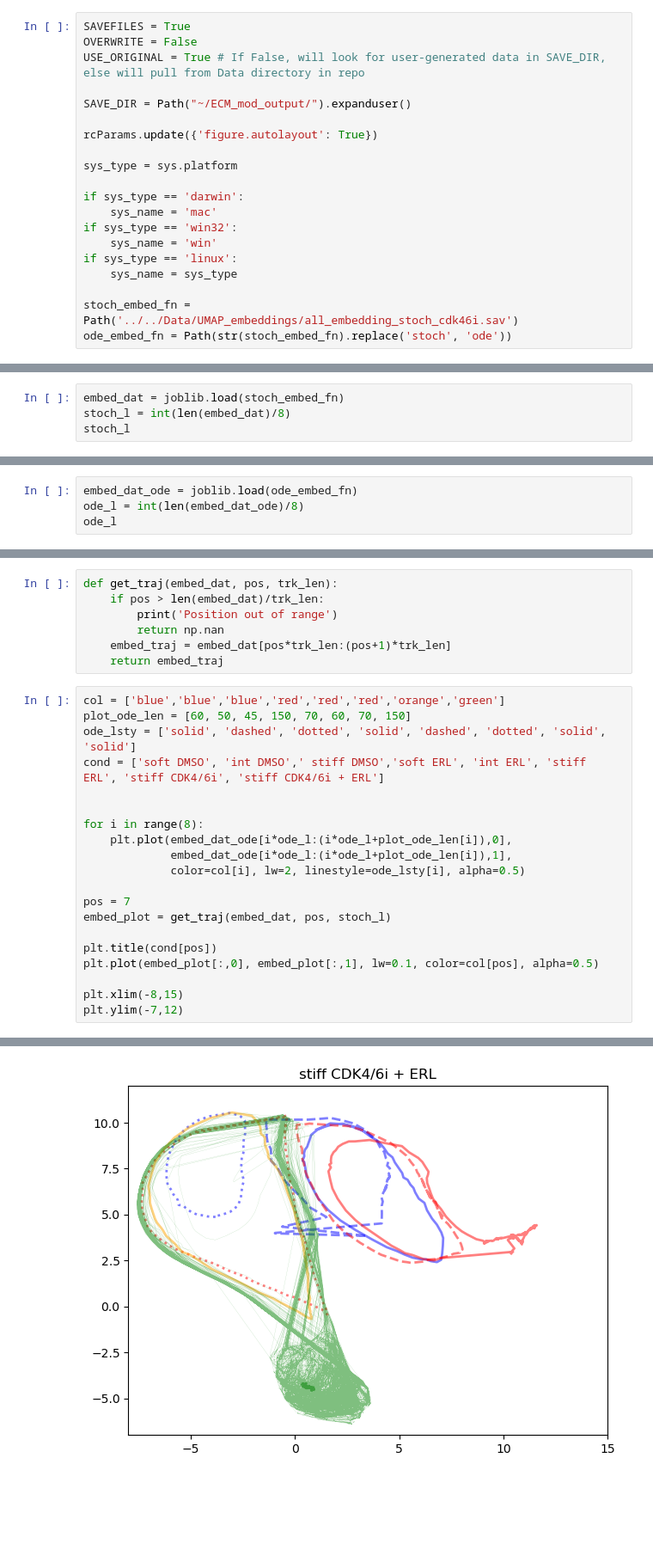
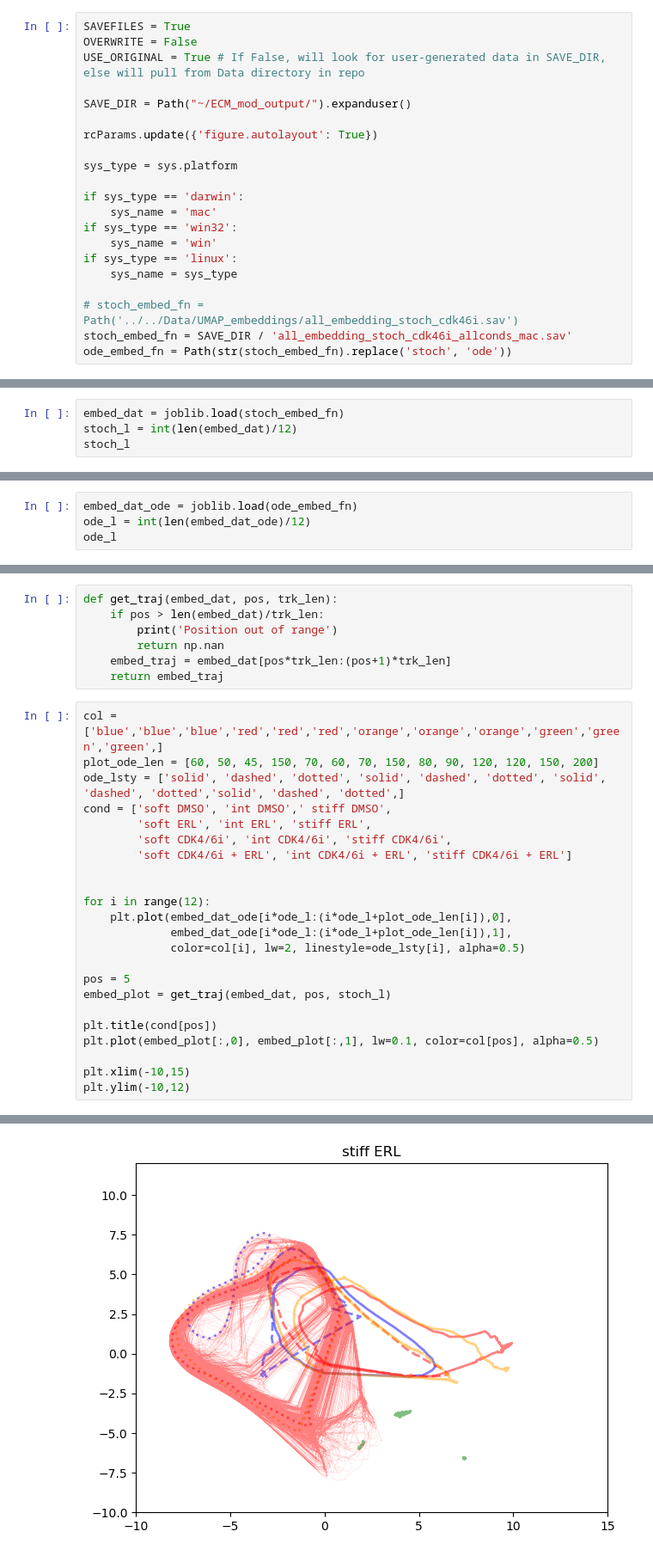
Before and after one commit to QuLab-VU/ECM_cell_cycle_model, a Jupyter notebook: Figures/Fig7/Fig7.ipynb, the cells around one changed output, grey strips where cells are left out. Shown at 86% size. Saved outputs shown, nothing was run; the diff lists cells and outputs as text; blank space fills up the shorter version.

```diff
--- a/Figures/Fig7/Fig7.ipynb
+++ b/Figures/Fig7/Fig7.ipynb
@@ -31,7 +31,8 @@ if sys_type == 'win32':
 if sys_type == 'linux':
     sys_name = sys_type
 
-stoch_embed_fn = Path('../../Data/UMAP_embeddings/all_embedding_stoch_cdk46i.sav')
+# stoch_embed_fn = Path('../../Data/UMAP_embeddings/all_embedding_stoch_cdk46i.sav')
+stoch_embed_fn = SAVE_DIR / 'all_embedding_stoch_cdk46i_allconds_mac.sav'
 ode_embed_fn = Path(str(stoch_embed_fn).replace('stoch', 'ode'))
 # %% [markdown]
 ### Load UMAP embedding of CDK4/6i data
@@ -48,13 +49,13 @@ Order of samples in data:
 1) stiff ERL + CDK4/6i
 # %%
 embed_dat = joblib.load(stoch_embed_fn)
-stoch_l = int(len(embed_dat)/8)
+stoch_l = int(len(embed_dat)/12)
 stoch_l
 # %% [output]
 39993
 # %%
 embed_dat_ode = joblib.load(ode_embed_fn)
-ode_l = int(len(embed_dat_ode)/8)
+ode_l = int(len(embed_dat_ode)/12)
 ode_l
 # %% [output]
 2000
@@ -66,23 +67,26 @@ def get_traj(embed_dat, pos, trk_len):
     embed_traj = embed_dat[pos*trk_len:(pos+1)*trk_len]
     return embed_traj
 # %%
-col = ['blue','blue','blue','red','red','red','orange','green']
-plot_ode_len = [60, 50, 45, 150, 70, 60, 70, 150]
-ode_lsty = ['solid', 'dashed', 'dotted', 'solid', 'dashed', 'dotted', 'solid', 'solid']
-cond = ['soft DMSO', 'int DMSO',' stiff DMSO','soft ERL', 'int ERL', 'stiff ERL', 'stiff CDK4/6i', 'stiff CDK4/6i + ERL']
+col = ['blue','blue','blue','red','red','red','orange','orange','orange','green','green','green',]
+plot_ode_len = [60, 50, 45, 150, 70, 60, 70, 150, 80, 90, 120, 120, 150, 200]
+ode_lsty = ['solid', 'dashed', 'dotted', 'solid', 'dashed', 'dotted', 'solid', 'dashed', 'dotted','solid', 'dashed', 'dotted',]
+cond = ['soft DMSO', 'int DMSO',' stiff DMSO',
+        'soft ERL', 'int ERL', 'stiff ERL',
+        'soft CDK4/6i', 'int CDK4/6i', 'stiff CDK4/6i',
+        'soft CDK4/6i + ERL', 'int CDK4/6i + ERL', 'stiff CDK4/6i + ERL']
 
 
-for i in range(8):
+for i in range(12):
     plt.plot(embed_dat_ode[i*ode_l:(i*ode_l+plot_ode_len[i]),0],
              embed_dat_ode[i*ode_l:(i*ode_l+plot_ode_len[i]),1],
              color=col[i], lw=2, linestyle=ode_lsty[i], alpha=0.5)
 
-pos = 7
+pos = 5
 embed_plot = get_traj(embed_dat, pos, stoch_l)
 
 plt.title(cond[pos])
 plt.plot(embed_plot[:,0], embed_plot[:,1], lw=0.1, color=col[pos], alpha=0.5)
 
-plt.xlim(-8,15)
-plt.ylim(-7,12)
+plt.xlim(-10,15)
+plt.ylim(-10,12)
 # %% [output]
@@ -90 +94 @@ plt.ylim(-7,12)
-[figure, old version]
+[figure, new version]
```
Also changed, not shown: parts of 1 cell of this notebook, 1 other file.
